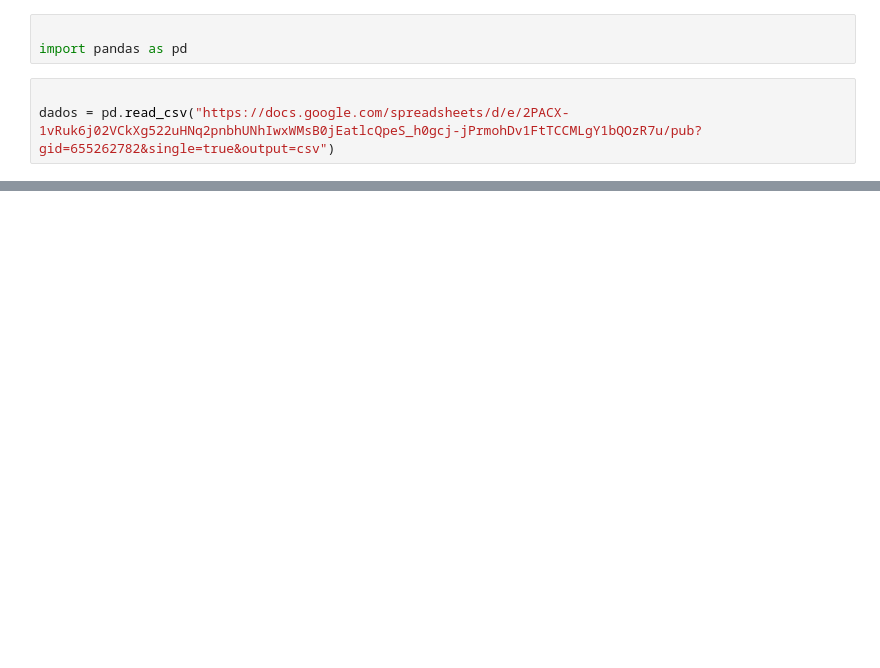
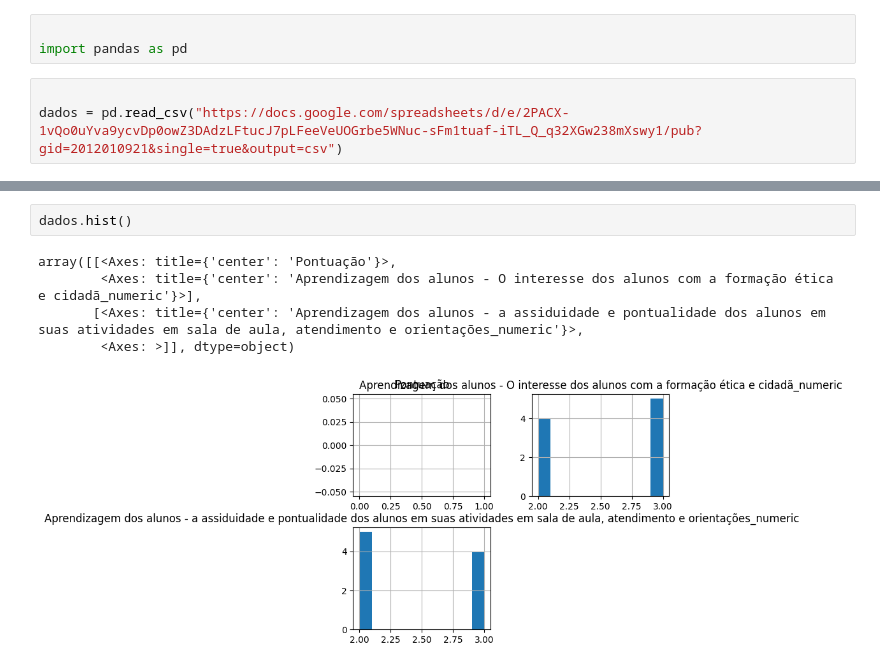
Before and after one commit to pcalexandrat/python2c, a Jupyter notebook: planilhas.ipynb, the cells around one changed output, grey strips where cells are left out. Saved outputs shown, nothing was run; the diff lists cells and outputs as text; blank space fills up the shorter version.

```diff
--- a/planilhas.ipynb
+++ b/planilhas.ipynb
@@ -7,4 +8,4 @@
 import pandas as pd
 # %%
 
-dados = pd.read_csv("https://docs.google.com/spreadsheets/d/e/2PACX-1vRuk6j02VCkXg522uHNq2pnbhUNhIwxWMsB0jEatlcQpeS_h0gcj-jPrmohDv1FtTCCMLgY1bQOzR7u/pub?gid=655262782&single=true&output=csv")
+dados = pd.read_csv("https://docs.google.com/spreadsheets/d/e/2PACX-1vQo0uYva9ycvDp0owZ3DAdzLFtucJ7pLFeeVeUOGrbe5WNuc-sFm1tuaf-iTL_Q_q32XGw238mXswy1/pub?gid=2012010921&single=true&output=csv")
@@ -16,0 +27,8 @@ dados
+# %%
+dados.hist()
+# %% [output]
+array([[<Axes: title={'center': 'Pontuação'}>,
+        <Axes: title={'center': 'Aprendizagem dos alunos - O interesse dos alunos com a formação ética e cidadã_numeric'}>],
+       [<Axes: title={'center': 'Aprendizagem dos alunos - a assiduidade e pontualidade dos alunos em suas atividades em sala de aula, atendimento e orientações_numeric'}>,
+        <Axes: >]], dtype=object)
+[figure, added]
```
Also changed, not shown: parts of 12 cells of this notebook.
